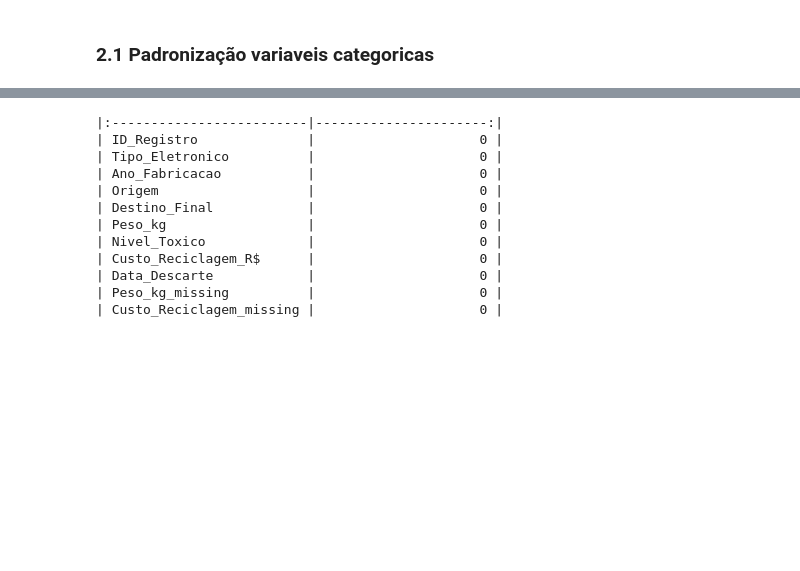
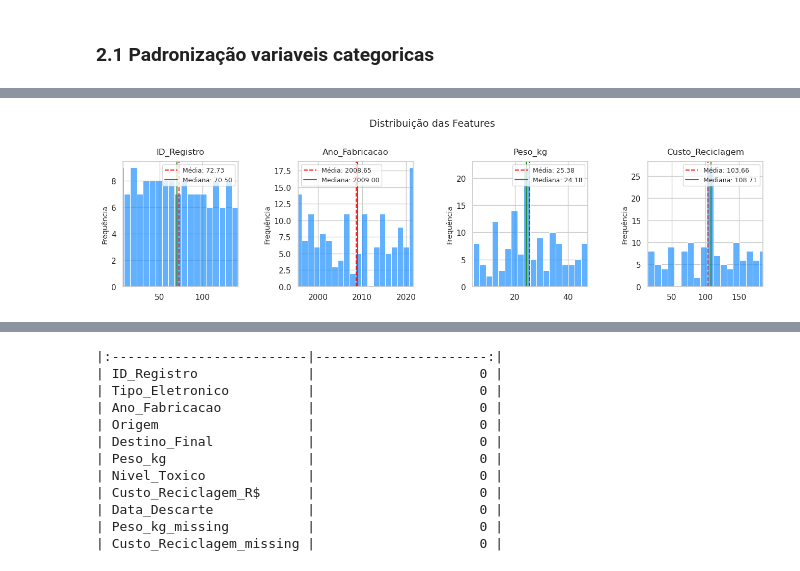
Before and after one commit to albertoakel/I2A2, a Jupyter notebook: notebook/I2A2_TAREFA6_GRUPO26_DRAFT.ipynb, the cells around one changed output, grey strips where cells are left out. Cells and saved outputs as stored; diff of their text form; code cells hidden in the pictures; blank space fills up the shorter version.

```diff
--- a/notebook/I2A2_TAREFA6_GRUPO26_DRAFT.ipynb
+++ b/notebook/I2A2_TAREFA6_GRUPO26_DRAFT.ipynb
@@ -166,3 +370,50 @@ df["Destino_Final"] = df["Destino_Final"].fillna("Desconhecido")
+# %%
+# Configurar o estilo dos gráficos
+import warnings
+warnings.filterwarnings("ignore", category=FutureWarning)
+sns.set(style="whitegrid")
+# Lista das colunas e títulos
+colunas = list(df.select_dtypes(include='number').columns)
+
+# Defina o número de bins para cada variável
+bins_var = [20,20,20,20]
+
+# Histogramas (bins e counts) usando list comprehensions com bins variáveis
+hist_bins_counts = [
+    np.histogram(df[c].dropna(), bins=b) for c, b in zip(colunas, bins_var)
+]
+
+# DataFrame dos histogramas
+histogram_df = pd.concat([
+    pd.DataFrame({
+        'bin_start': bins[:-1],
+        'bin_end': bins[1:],
+        'count': counts,
+        'variable': var
+    })
+    for (counts, bins), var in zip(hist_bins_counts, colunas)
+], ignore_index=True)
+
+# Plot dos histogramas em subplots sem for e sem função customizada
+fig, axes = plt.subplots(1, 4, figsize=(14, 4))
+axes = axes.flatten()
+
+list(map(lambda i: [
+    sns.histplot(df[colunas[i]], color='dodgerblue', bins=bins_var[i], alpha=0.7, ax=axes[i]),
+    axes[i].axvline(df[colunas[i]].mean(), color='red', linestyle='--', linewidth=1.5, label=f'Média: {df[colunas[i]].mean():.2f}'),
+    axes[i].axvline(df[colunas[i]].median(), color='forestgreen', linestyle='-', linewidth=1.5, label=f'Mediana: {df[colunas[i]].median():.2f}'),
+    axes[i].set_title(colunas[i], fontsize=12, pad=10),
+    axes[i].set_xlabel(''),
+    axes[i].set_ylabel('Frequência', fontsize=10),
+    axes[i].legend(fontsize=9),
+    axes[i].set_xlim(df[colunas[i]].quantile(0.05), df[colunas[i]].quantile(0.95))
+], range(len(colunas))))
+
+plt.tight_layout(pad=3.0)
+plt.suptitle('Distribuição das Features', y=1.02, fontsize=14)
+plt.show()
+# %% [output]
+[figure, added]
 # %%
 # Verificação da aleatoridade dos dados numéricos ausentes
 df["Peso_kg_missing"] = df["Peso_kg"].isnull().astype(int)
```
Also changed, not shown: parts of 13 cells of this notebook, 3 other files.
